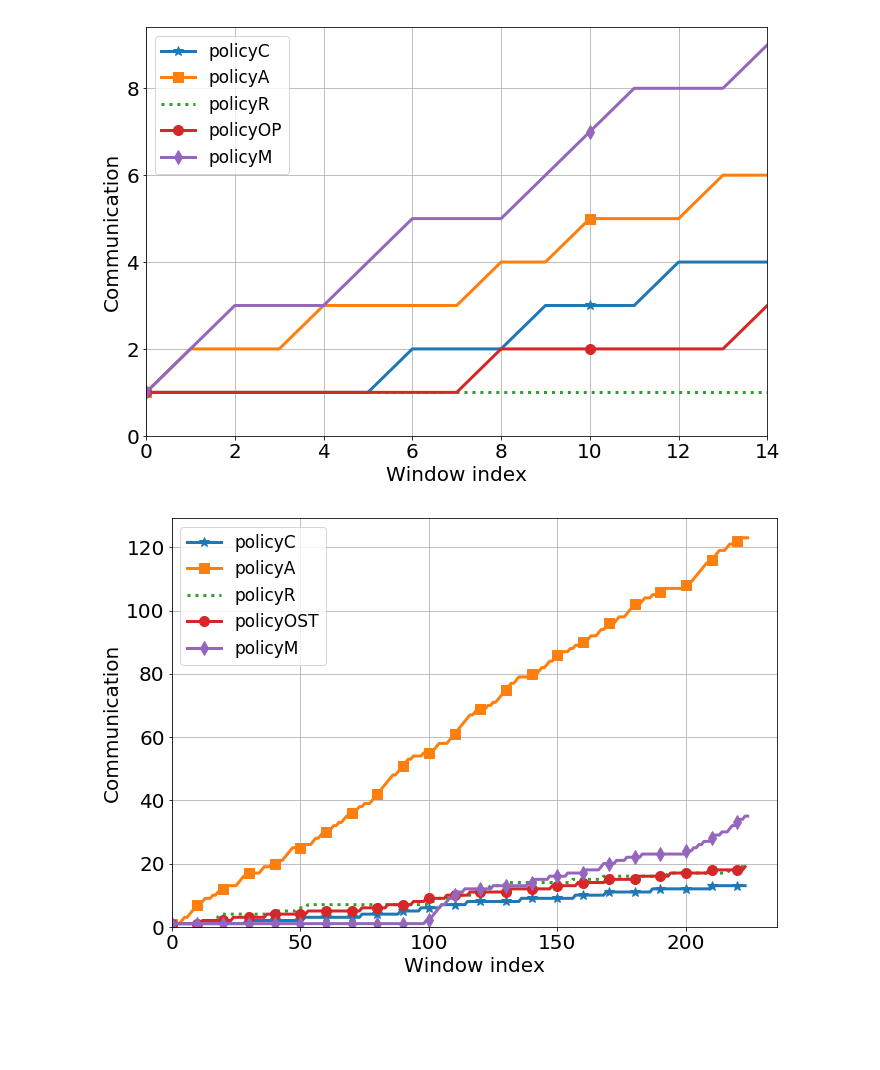
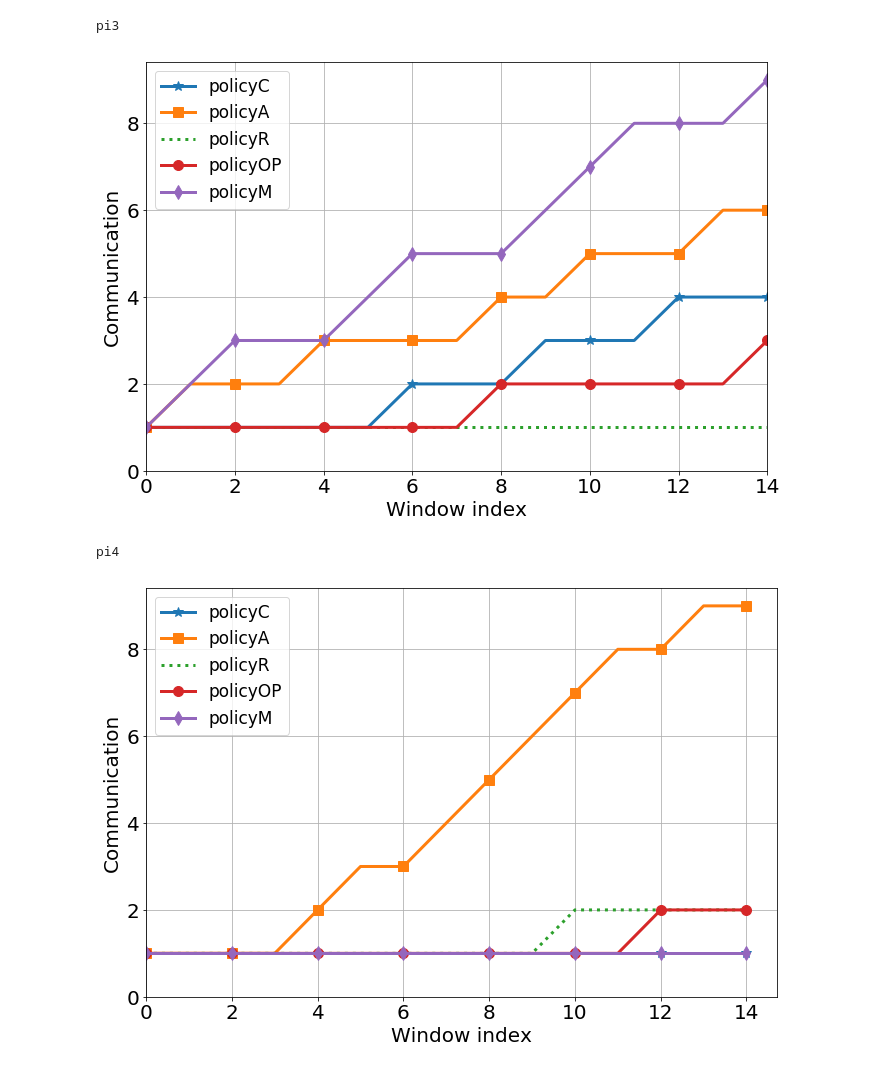
Before and after one commit to jimbo8399/optimal-stopping, a Jupyter notebook: jupyter_notebooks/Comm results.ipynb, the cells around one changed output. Cells and saved outputs as stored; diff of their text form; code cells hidden in the pictures; blank space fills up the shorter version.

```diff
--- a/jupyter_notebooks/Comm results.ipynb
+++ b/jupyter_notebooks/Comm results.ipynb
@@ -160,14 +163,16 @@ W = 25
 linestyles = ['*-','s-',':', 'o-','d-']
 i=0
 
+print(S)
+
 for policy in policies:
     if policy != "policyE" and policy != "policyN":
         comm = d2_data_pi3[policy][:15]
         x = np.arange(0,len(comm))
         if policy=="policyOST":
-            ax.plot(x, comm, linestyles[i], fillstyle='full', label="policyOP", linewidth=3, markersize=10, markevery=10)
+            ax.plot(x, comm, linestyles[i], fillstyle='full', label="policyOP", linewidth=3, markersize=10, markevery=2)
         else:
-            ax.plot(x, comm, linestyles[i], fillstyle='full', label=policy, linewidth=3, markersize=10, markevery=10)
+            ax.plot(x, comm, linestyles[i], fillstyle='full', label=policy, linewidth=3, markersize=10, markevery=2)
         i += 1
 
 plt.xlim(left=0)
@@ -183,38 +188,42 @@ plt.tight_layout()
 
 plt.show()
 # %% [output]
+pi3
-[figure, old version]
+[figure, new version]
 # %%
 fig, ax = plt.subplots(figsize=(10,7))
 ax.grid(True)
 ax.tick_params(axis="y")
 ax.yaxis.set_major_formatter(FuncFormatter(lambda x, p: "{:g}".format(x)))
 
 S="pi4"
 W = 25
 linestyles = ['*-','s-',':', 'o-','d-']
 i=0
 
+print(S)
+
 for policy in policies:
     if policy != "policyE" and policy != "policyN":
-        comm = d2_data_pi4[policy][:]
+        comm = d2_data_pi4[policy][:15]
         x = np.arange(0,len(comm))
         if policy=="policyOST":
-            ax.plot(x, comm, linestyles[i], fillstyle='full', label="policyOP", linewidth=3, markersize=10, markevery=10)
+            ax.plot(x, comm, linestyles[i], fillstyle='full', label="policyOP", linewidth=3, markersize=10, markevery=2)
         else:
-            ax.plot(x, comm, linestyles[i], fillstyle='full', label=policy, linewidth=3, markersize=10, markevery=10)
+            ax.plot(x, comm, linestyles[i], fillstyle='full', label=policy, linewidth=3, markersize=10, markevery=2)
         i += 1
 
 plt.xlim(left=0)
 plt.ylim(bottom=0)
 
 plt.xlabel("Window index")
 ax.set_ylabel("Communication")
 # plt.title("Communication for SUV sensor ["+S+\
 #     "], w="+str(W)+",\nusing Linear Regression")
 plt.legend(loc='best', prop={'size': 17})
 plt.tight_layout()
 
 plt.show()
 # %% [output]
+pi4
-[figure, old version]
+[figure, new version]
```
Also changed, not shown: parts of 2 cells of this notebook, 13 other files.
